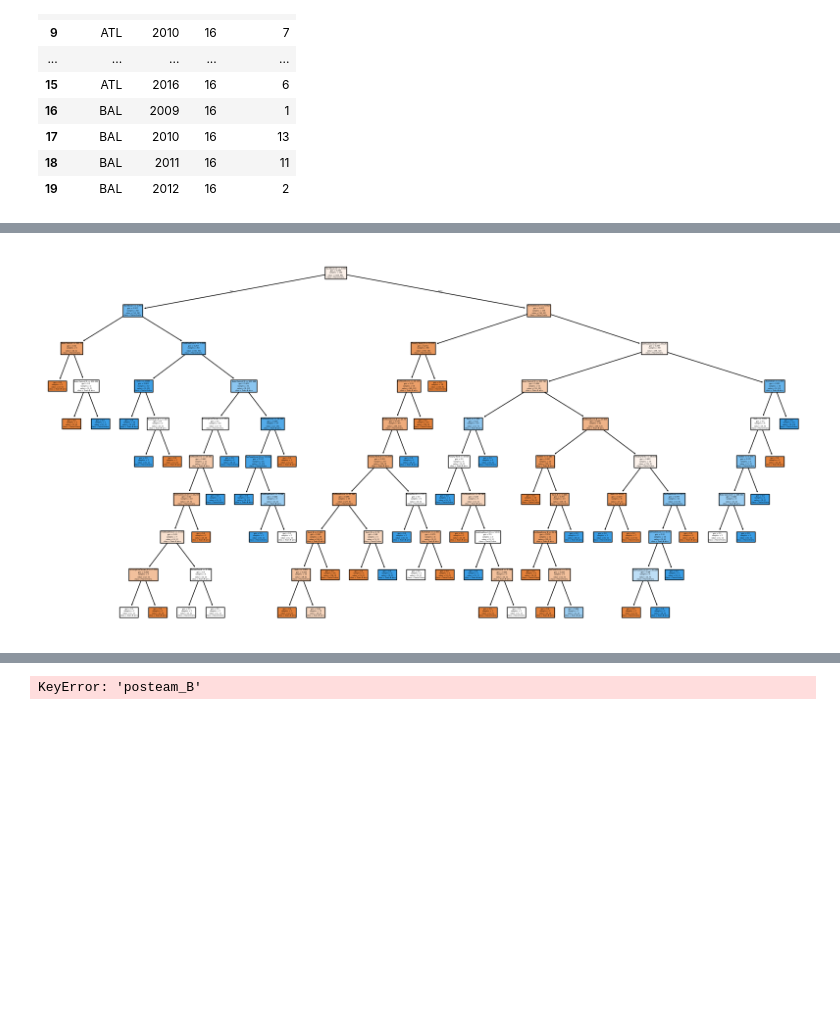
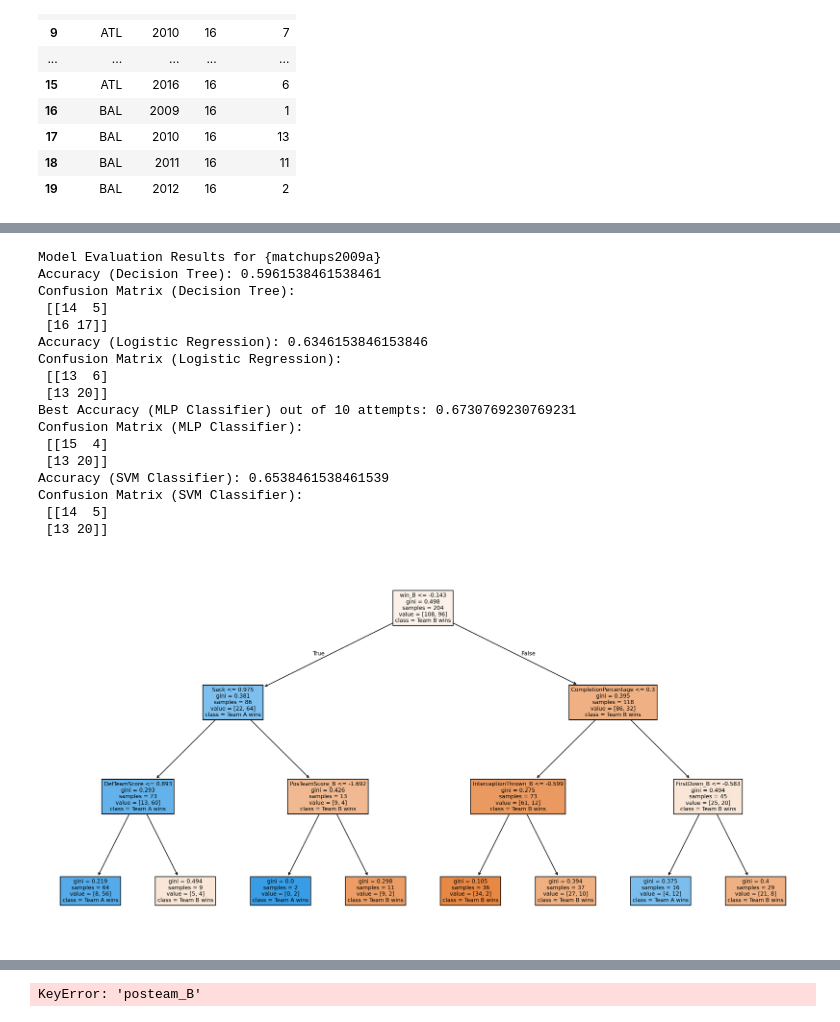
Before and after one commit to tinge5/finalProjectML, a Jupyter notebook: notebooks/DataVisualization.ipynb, the cells around one changed output, grey strips where cells are left out. Cells and saved outputs as stored; diff of their text form; code cells hidden in the pictures; blank space fills up the shorter version.

Commit message:
implemented functions for training/ predicting

```diff
--- a/notebooks/DataVisualization.ipynb
+++ b/notebooks/DataVisualization.ipynb
@@ -74,25 +73,30 @@ games_df = (df.groupby(['GameID', 'posteam'], as_index=False)
                   'FieldGoalResult': lambda x: (x == 'Good').sum(),
                   'Penalty.Yards': 'sum',
                   'Yards.Gained': 'mean',
-                  'ReturnResult': lambda x: (x == 'Touchdown').sum(),
+                  'PuntResult': lambda x: (x == 'Blocked').sum(),
                   'Sack': 'sum',
                   'PosTeamScore': 'max',
                   'DefTeamScore': 'max',
-                  'Season': 'first'
+                  'Season': 'first',
+                  'FirstDown': 'sum',
+                  'PassAttempt': 'sum',
+                  'PassOutcome': lambda x: (x == 'Complete').sum(),
 
 
               }))
+games_df.rename(columns={'PuntResult': 'PuntBlocked'}, inplace=True)
+games_df['CompletionPercentage'] = games_df['PassOutcome'] / games_df['PassAttempt']
 yards = (df.groupby(['GameID', 'posteam',], as_index=False)
               .agg({
                   'Yards.Gained': 'sum',
               }))
 games_df['Yards.Gained'] = yards['Yards.Gained']
-games_df['win'] = (games_df['PosTeamScore'] > games_df['DefTeamScore']).astype(int)
+games_df['Win'] = (games_df['PosTeamScore'] > games_df['DefTeamScore']).astype(int)
 
-games_df.head(100)
+
 
 season_games = games_df.groupby(['posteam', 'Season'], as_index=False).size()
-season_games['total_wins'] = games_df.groupby(['posteam', 'Season'])['win'].transform('sum')
+season_games['total_wins'] = games_df.groupby(['posteam', 'Season'])['Win'].transform('sum')
 season_games.head(20)
 # %% [output]
 |  | posteam | Season | size | total_wins |
@@ -115,5 +135,5 @@ season_games.head(20)
 # %%
 games_df.head()
-games = games_df[['GameID', 'posteam','win', 'Season']]
+games = games_df[['GameID', 'posteam','Win', 'Season']]
 games.head()
 # %% [output]
@@ -174,9 +176,18 @@ teamB.head()
 # %%
 games_averages = games_df.groupby(['posteam', 'Season'], as_index=False).mean()
 games_averages = games_averages.drop(columns=['GameID'])
+games_averages = games_averages.rename(columns={'Win': 'win'})
 games_averages = games_averages.sort_values(by=['win'], ascending=False)
-games_averages.head(20)
+games_averages.head(10)
+
+BestTeams = games_averages.head(10)
+worstTeams = games_averages.tail(10)
 games_averages2009 = games_averages[games_averages['Season'] == 2009]
-games_averages2009.head(20)
+bestTeama = BestTeams[['posteam', 'Season']].drop_duplicates()
+bestTeama.head(10)
+games_averages2009.head(10)
+
+half_avg = games_averages.copy()[games_averages['Season'] <= 2011]
+half_avg.head(10)
 # %% [output]
 |  | posteam | Season | InterceptionThrown | Fumble | Touchdown | FieldGoalResult | Penalty.Yards | ... |
@@ -257,0 +533,5 @@ Confusion Matrix:
+# %%
+X = matchups2009a.drop(columns=['posteam','posteam_A', 'posteam_B', 'Season', 'Season_A', 'Season_B', 'index_A', 'index_B','Win_B','Win_A', 'posteam','GameID', 'Touchdown', 'Touchdown_B'])
+
+print(X.columns)
+print(bestmatchup.columns)
@@ -258,9 +647,27 @@ Confusion Matrix:
 # %%
 from sklearn.tree import plot_tree
 import matplotlib.pyplot as plt
 
-plt.figure(figsize=(20,10))
+tree = training(matchups2009a)
+plt.figure(figsize=(20,10), dpi=300)
 plot_tree(tree, feature_names=X.columns, class_names=['Team B wins', 'Team A wins'], filled=True)
 plt.show()
 # %% [output]
+Model Evaluation Results for {matchups2009a}
+Accuracy (Decision Tree): 0.5961538461538461
+Confusion Matrix (Decision Tree):
+ [[14  5]
+ [16 17]]
+Accuracy (Logistic Regression): 0.6346153846153846
+Confusion Matrix (Logistic Regression):
+ [[13  6]
+ [13 20]]
+Best Accuracy (MLP Classifier) out of 10 attempts: 0.6730769230769231
+Confusion Matrix (MLP Classifier):
+ [[15  4]
+ [13 20]]
+Accuracy (SVM Classifier): 0.6538461538461539
+Confusion Matrix (SVM Classifier):
+ [[14  5]
+ [13 20]]
-[figure, old version]
+[figure, new version]
```
Also changed, not shown: parts of 24 cells of this notebook.
